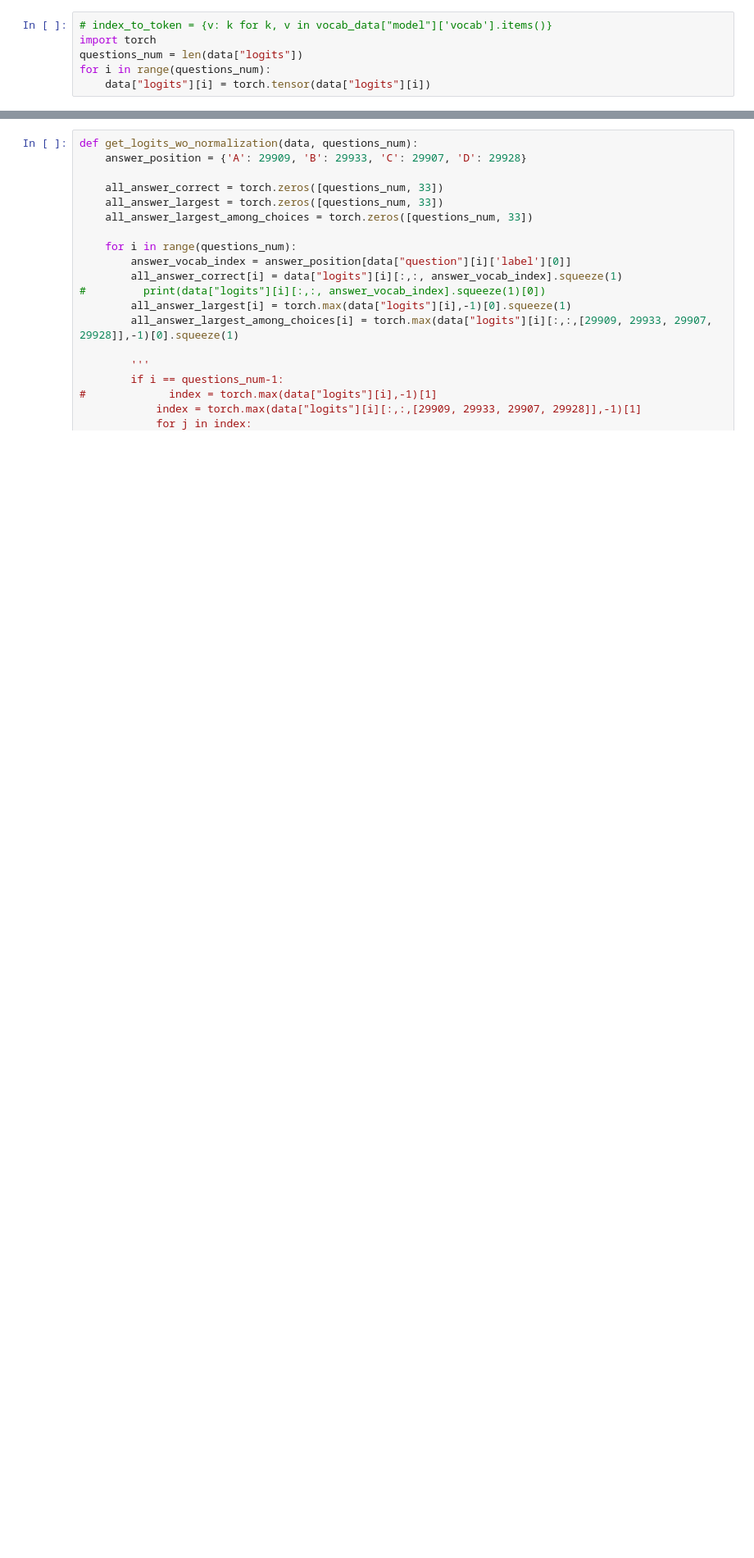
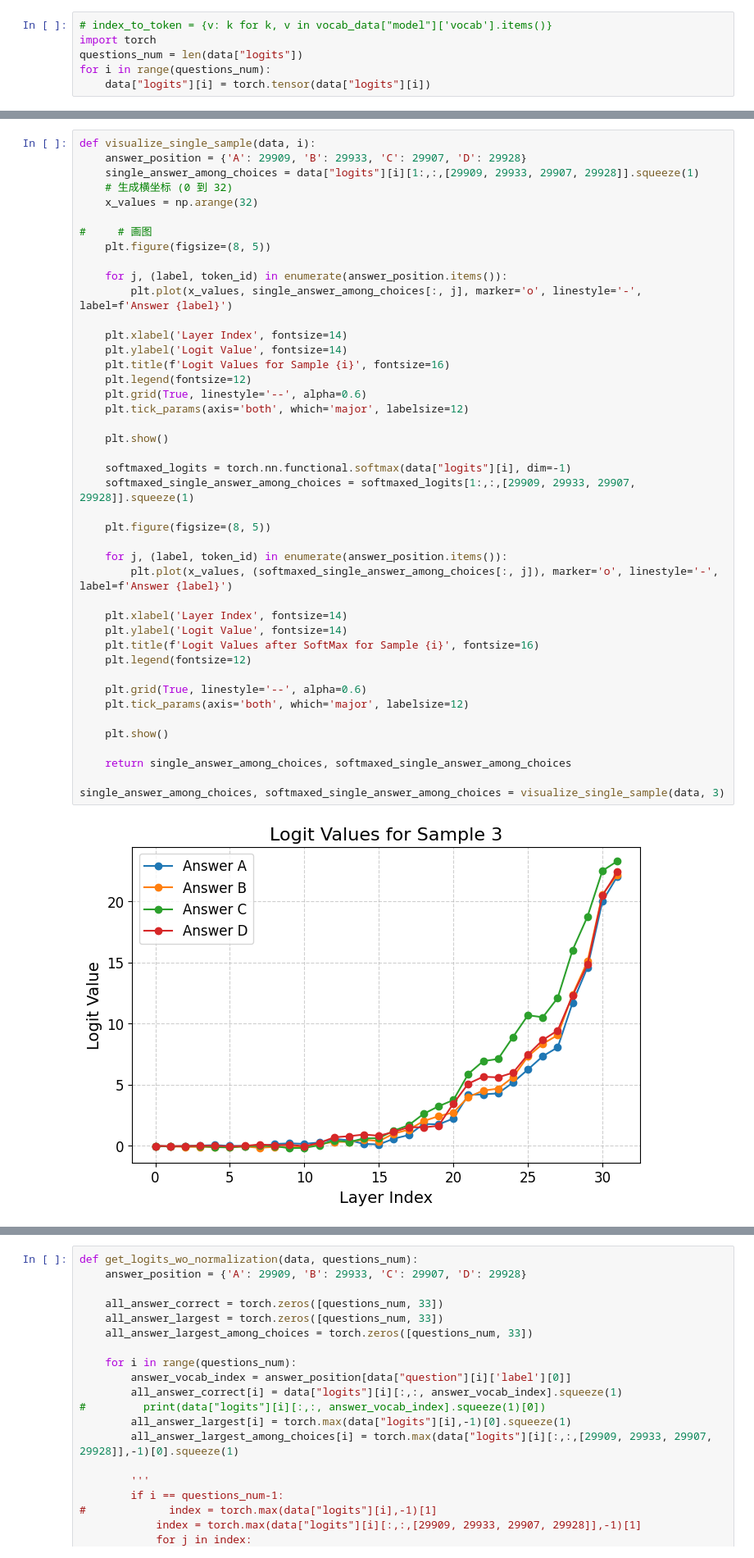
Before and after one commit to JoyHuYY1412/DoLa, a Jupyter notebook: visualization.ipynb, the cells around one changed output, grey strips where cells are left out. Shown at 82% size. Drawn from its saved outputs; the diff is of its cells as text; blank space fills up the shorter version.

```diff
--- a/visualization.ipynb
+++ b/visualization.ipynb
@@ -44,0 +49,45 @@ for i in range(questions_num):
+# %%
+def visualize_single_sample(data, i):
+    answer_position = {'A': 29909, 'B': 29933, 'C': 29907, 'D': 29928}
+    single_answer_among_choices = data["logits"][i][1:,:,[29909, 29933, 29907, 29928]].squeeze(1)
+    # 生成横坐标 (0 到 32)
+    x_values = np.arange(32)
+
+#     # 画图
+    plt.figure(figsize=(8, 5))
+
+    for j, (label, token_id) in enumerate(answer_position.items()):
+        plt.plot(x_values, single_answer_among_choices[:, j], marker='o', linestyle='-', label=f'Answer {label}')
+
+    plt.xlabel('Layer Index', fontsize=14)
+    plt.ylabel('Logit Value', fontsize=14)
+    plt.title(f'Logit Values for Sample {i}', fontsize=16)
+    plt.legend(fontsize=12)
+    plt.grid(True, linestyle='--', alpha=0.6)
+    plt.tick_params(axis='both', which='major', labelsize=12)
+
+    plt.show()
+
+    softmaxed_logits = torch.nn.functional.softmax(data["logits"][i], dim=-1)
+    softmaxed_single_answer_among_choices = softmaxed_logits[1:,:,[29909, 29933, 29907, 29928]].squeeze(1)
+
+    plt.figure(figsize=(8, 5))
+
+    for j, (label, token_id) in enumerate(answer_position.items()):
+        plt.plot(x_values, (softmaxed_single_answer_among_choices[:, j]), marker='o', linestyle='-', label=f'Answer {label}')
+
+    plt.xlabel('Layer Index', fontsize=14)
+    plt.ylabel('Logit Value', fontsize=14)
+    plt.title(f'Logit Values after SoftMax for Sample {i}', fontsize=16)
+    plt.legend(fontsize=12)
+
+    plt.grid(True, linestyle='--', alpha=0.6)
+    plt.tick_params(axis='both', which='major', labelsize=12)
+
+    plt.show()
+
+    return single_answer_among_choices, softmaxed_single_answer_among_choices
+
+single_answer_among_choices, softmaxed_single_answer_among_choices = visualize_single_sample(data, 3)
+# %% [output]
+[figure, added]
```
Also changed, not shown: parts of 21 cells of this notebook.
